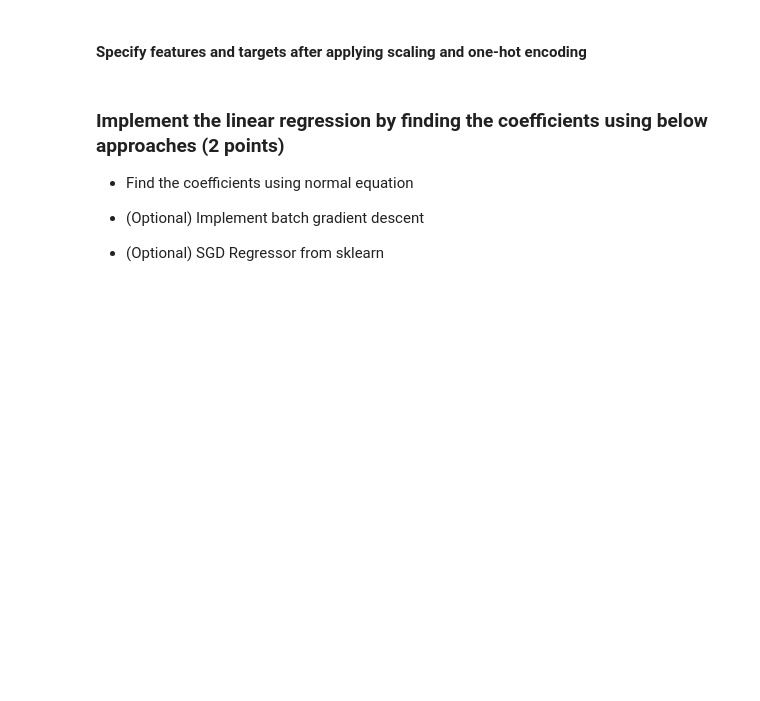
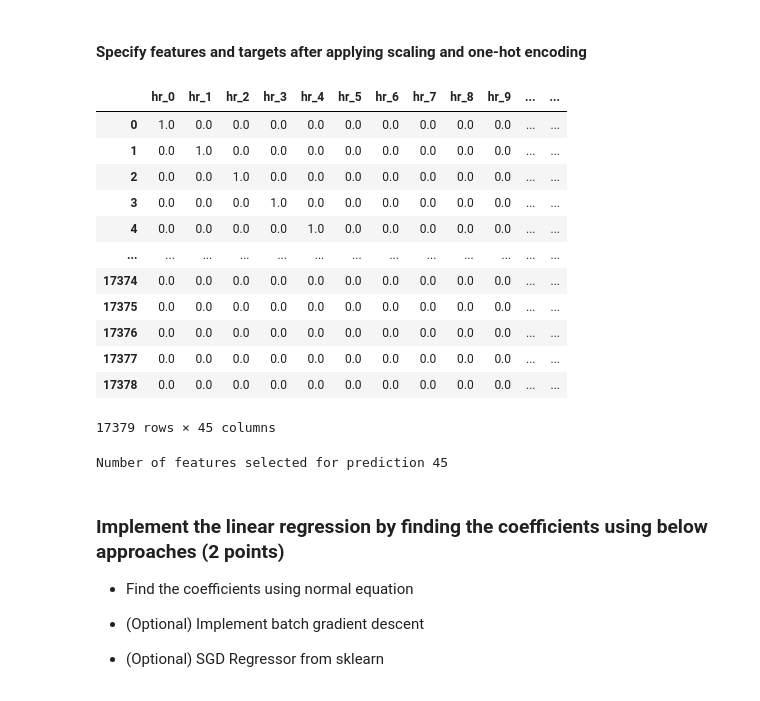
Before and after one commit to techmoksha/iisc-cds-modules, a Jupyter notebook: M2_NB_MiniProject_1_LinearRegression_Regularization.ipynb, the cells around one changed output. Cells and saved outputs as stored; diff of their text form; code cells hidden in the pictures; blank space fills up the shorter version.

```diff
--- a/M2_NB_MiniProject_1_LinearRegression_Regularization.ipynb
+++ b/M2_NB_MiniProject_1_LinearRegression_Regularization.ipynb
@@ -483,3 +515,38 @@ encoder.get_feature_names_out?
+# %%
+from sklearn.impute import SimpleImputer
+# YOUR CODE HERE
+pred_features_columns = ['hr_0', 'hr_1', 'hr_2', 'hr_3', 'hr_4',
+       'hr_5', 'hr_6', 'hr_7', 'hr_8', 'hr_9', 'hr_10', 'hr_11', 'hr_12',
+       'hr_13', 'hr_14', 'hr_15', 'hr_16', 'hr_17', 'hr_18', 'hr_19', 'hr_20',
+       'hr_21', 'hr_22', 'hr_23', 'holiday_0', 'holiday_1', 'hum', 'temp', 'season_1', 'season_2','season_3','season_4','workingday_0','workingday_1','weathersit_1','weathersit_2','weathersit_3','weathersit_4','weekday_0','weekday_1','weekday_2','weekday_3','weekday_4','weekday_5','weekday_6']
+
+X = df_encoded[pred_features_columns]
+# Imputing missing values in X
+imputer = SimpleImputer(strategy='mean')
+X = imputer.fit_transform(X)
+X = pd.DataFrame(X, columns=pred_features_columns)
+# Target features is total count, casual and registered users of bikes
+y = df_encoded[['cnt', 'casual', 'registered']]
+# YOUR CODE HERE to show 'X'
+X
+# %% [output]
+|  | hr_0 | hr_1 | hr_2 | hr_3 | hr_4 | hr_5 | hr_6 | hr_7 | hr_8 | hr_9 | ... | ... |
+| 0 | 1.0 | 0.0 | 0.0 | 0.0 | 0.0 | 0.0 | 0.0 | 0.0 | 0.0 | 0.0 | ... | ... |
+| 1 | 0.0 | 1.0 | 0.0 | 0.0 | 0.0 | 0.0 | 0.0 | 0.0 | 0.0 | 0.0 | ... | ... |
+| 2 | 0.0 | 0.0 | 1.0 | 0.0 | 0.0 | 0.0 | 0.0 | 0.0 | 0.0 | 0.0 | ... | ... |
+| 3 | 0.0 | 0.0 | 0.0 | 1.0 | 0.0 | 0.0 | 0.0 | 0.0 | 0.0 | 0.0 | ... | ... |
+| 4 | 0.0 | 0.0 | 0.0 | 0.0 | 1.0 | 0.0 | 0.0 | 0.0 | 0.0 | 0.0 | ... | ... |
+| ... | ... | ... | ... | ... | ... | ... | ... | ... | ... | ... | ... | ... |
+| 17374 | 0.0 | 0.0 | 0.0 | 0.0 | 0.0 | 0.0 | 0.0 | 0.0 | 0.0 | 0.0 | ... | ... |
+| 17375 | 0.0 | 0.0 | 0.0 | 0.0 | 0.0 | 0.0 | 0.0 | 0.0 | 0.0 | 0.0 | ... | ... |
+| 17376 | 0.0 | 0.0 | 0.0 | 0.0 | 0.0 | 0.0 | 0.0 | 0.0 | 0.0 | 0.0 | ... | ... |
+| 17377 | 0.0 | 0.0 | 0.0 | 0.0 | 0.0 | 0.0 | 0.0 | 0.0 | 0.0 | 0.0 | ... | ... |
+| 17378 | 0.0 | 0.0 | 0.0 | 0.0 | 0.0 | 0.0 | 0.0 | 0.0 | 0.0 | 0.0 | ... | ... |
+17379 rows × 45 columns
+# %%
+print(f"Number of features selected for prediction {len(pred_features_columns)}")
+# %% [output]
+Number of features selected for prediction 45
 # %% [markdown]
 ### Implement the linear regression by finding the coefficients using below approaches (2 points)
 
```
Also changed, not shown: parts of 33 cells of this notebook.
